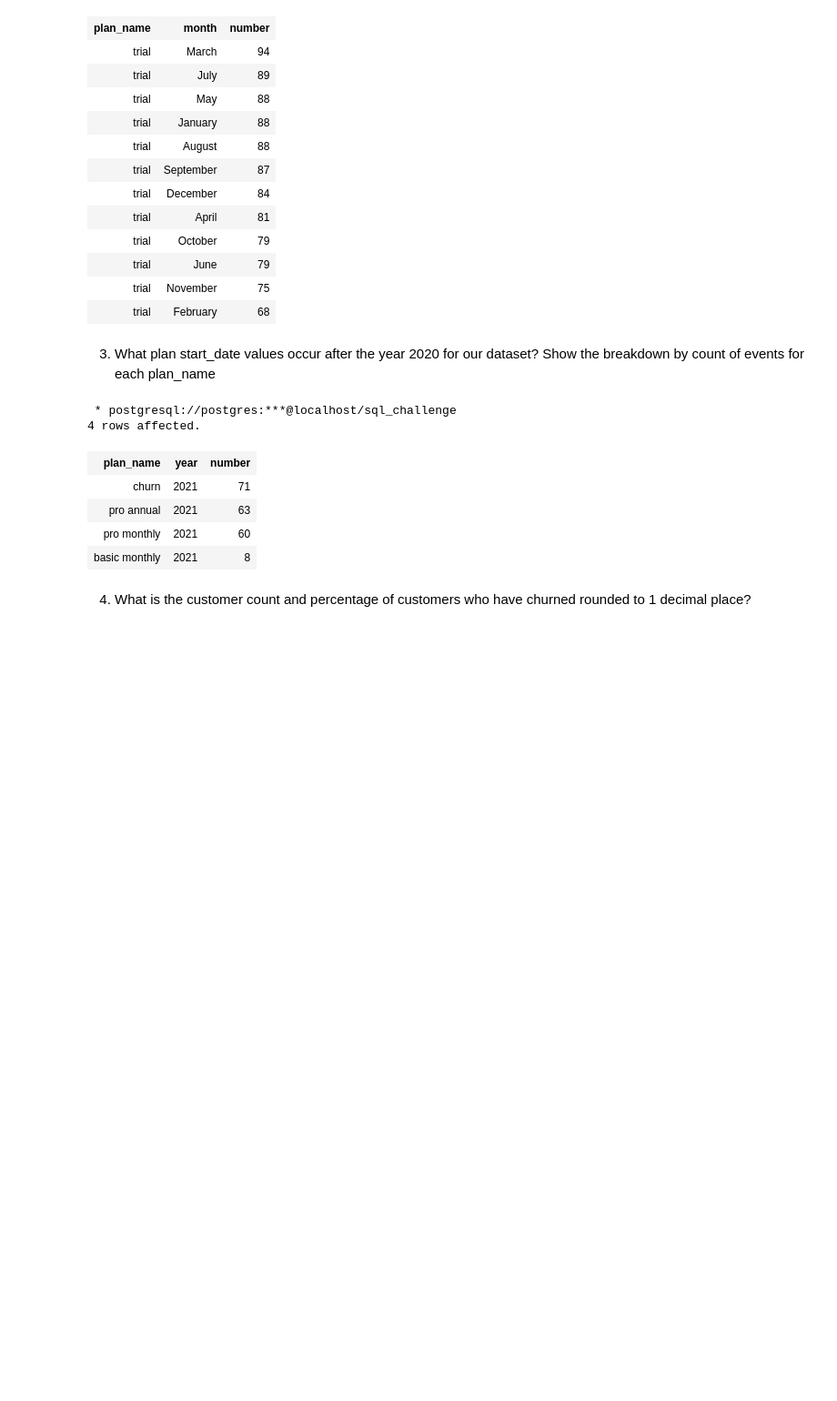
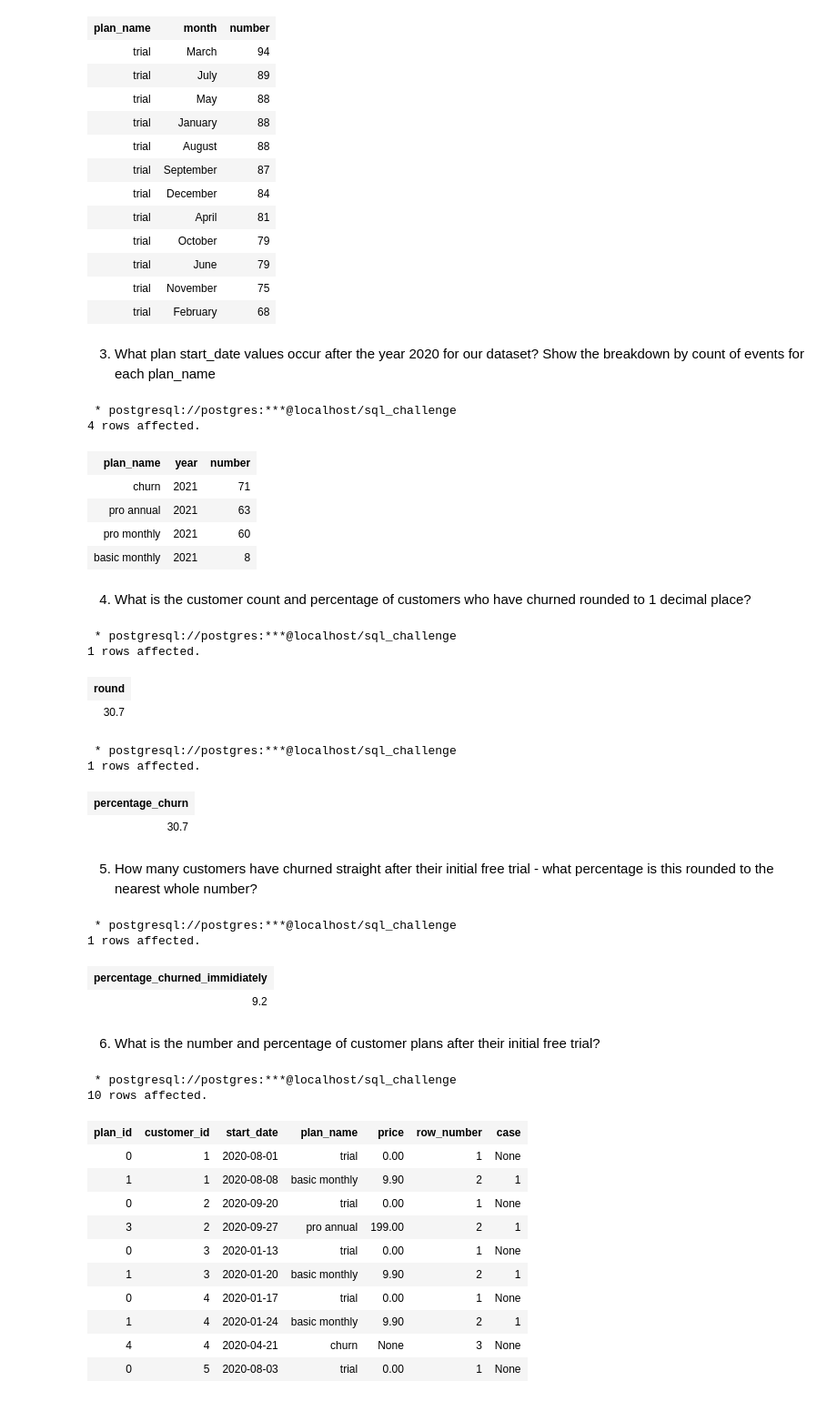
Before and after one commit to joshuaati/8_weeks_sql_challenge, a Jupyter notebook: week 3/queries.ipynb, the cells around one changed output. Shown at 91% size. Drawn from its saved outputs; the diff is of its cells as text; code cells hidden in the pictures; blank space fills up the shorter version.

```diff
--- a/week 3/queries.ipynb
+++ b/week 3/queries.ipynb
@@ -148,3 +188,83 @@ ORDER BY number DESC
 | basic monthly | 2021 | 8 |
 # %% [markdown]
 4. What is the customer count and percentage of customers who have churned rounded to 1 decimal place?
+# %%
+%%sql
+SELECT
+ROUND((
+    SELECT COUNT (DISTINCT customer_id)
+    FROM foodie_fi.subscriptions
+    JOIN foodie_fi.plans
+    USING(plan_id)
+    WHERE plan_name = 'churn')::DECIMAL /
+(SELECT COUNT(DISTINCT customer_id)
+    FROM foodie_fi.subscriptions)::DECIMAL *100,1) AS percentage_churn
+# %% [output]
+ * postgresql://postgres:***@localhost/sql_challenge
+1 rows affected.
+| round |
+| 30.7 |
+# %%
+%%sql
+SELECT
+    ROUND(
+        (COUNT(DISTINCT CASE WHEN plan_name = 'churn' THEN customer_id END)::DECIMAL /
+         COUNT(DISTINCT customer_id)::DECIMAL) * 100,
+    1) AS percentage_churn
+FROM foodie_fi.subscriptions
+JOIN foodie_fi.plans USING (plan_id);
+# %% [output]
+ * postgresql://postgres:***@localhost/sql_challenge
+1 rows affected.
+| percentage_churn |
+| 30.7 |
+# %% [markdown]
+5. How many customers have churned straight after their initial free trial - what percentage is this rounded to the nearest whole number?
+# %%
+%%sql
+SELECT
+    ROUND(
+    (SUM(CASE WHEN row_number = 2 AND price IS NULL THEN 1 END)::DECIMAL/
+    COUNT(DISTINCT customer_id):: DECIMAL) *100,
+    1) AS percentage_churned_immidiately
+FROM (
+    SELECT  *,
+            ROW_NUMBER () OVER(PARTITION BY customer_id  ORDER BY start_date)
+    FROM foodie_fi.subscriptions
+    JOIN foodie_fi.plans
+    USING(plan_id)) t1
+# %% [output]
+ * postgresql://postgres:***@localhost/sql_challenge
+1 rows affected.
+| percentage_churned_immidiately |
+| 9.2 |
+# %% [markdown]
+6. What is the number and percentage of customer plans after their initial free trial?
+# %%
+%%sql
+SELECT *,
+    (CASE WHEN row_number = 2 AND price IS NOT NULL THEN 1
+         WHEN row_number = 3 AND price IS NOT NULL THEN 2 END)
+
+FROM (
+    SELECT  *,
+            ROW_NUMBER () OVER(PARTITION BY customer_id  ORDER BY start_date)
+    FROM foodie_fi.subscriptions
+    JOIN foodie_fi.plans
+    USING(plan_id)) t1
+
+LIMIT 10
+# %% [output]
+ * postgresql://postgres:***@localhost/sql_challenge
+10 rows affected.
+| plan_id | customer_id | start_date | plan_name | price | row_number | case |
+| 0 | 1 | 2020-08-01 | trial | 0.00 | 1 | None |
+| 1 | 1 | 2020-08-08 | basic monthly | 9.90 | 2 | 1 |
+| 0 | 2 | 2020-09-20 | trial | 0.00 | 1 | None |
+| 3 | 2 | 2020-09-27 | pro annual | 199.00 | 2 | 1 |
+| 0 | 3 | 2020-01-13 | trial | 0.00 | 1 | None |
+| 1 | 3 | 2020-01-20 | basic monthly | 9.90 | 2 | 1 |
+| 0 | 4 | 2020-01-17 | trial | 0.00 | 1 | None |
+| 1 | 4 | 2020-01-24 | basic monthly | 9.90 | 2 | 1 |
+| 4 | 4 | 2020-04-21 | churn | None | 3 | None |
+| 0 | 5 | 2020-08-03 | trial | 0.00 | 1 | None |
```
Also changed, not shown: parts of 6 cells of this notebook.
